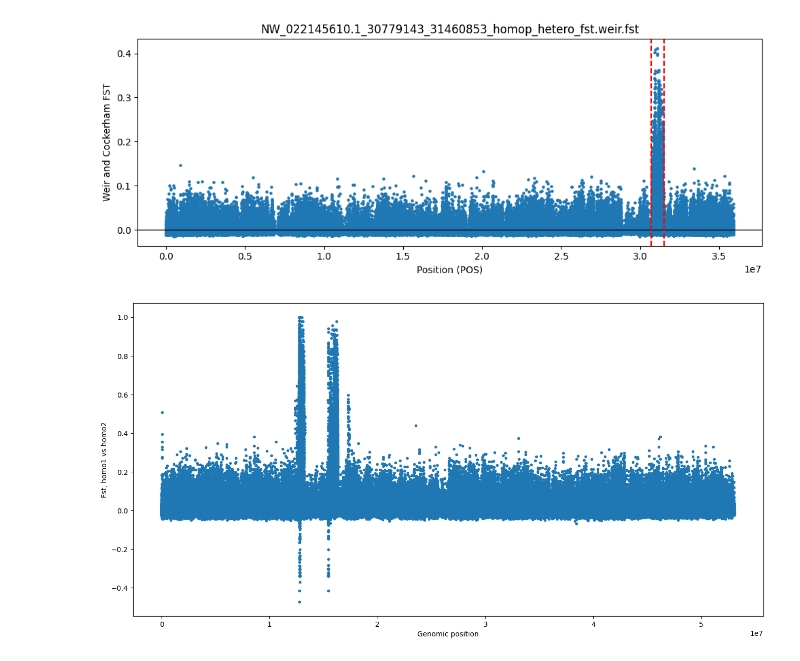
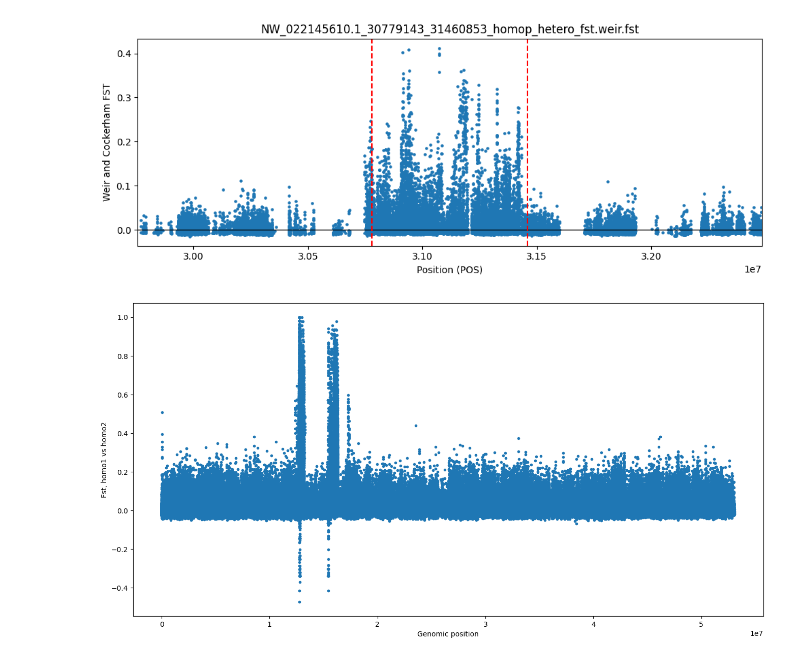
Before and after one commit to Cpetak/Urchin_inversions, a Jupyter notebook: fst_supp_plot.ipynb, the cells around one changed output. Cells and saved outputs as stored; diff of their text form; code cells hidden in the pictures.

Commit message:
playing with fst plotting

```diff
--- a/fst_supp_plot.ipynb
+++ b/fst_supp_plot.ipynb
@@ -4,36 +4,42 @@ import matplotlib.pyplot as plt
 from pathlib import Path
 import re
 
 file_path = Path.home() / "Desktop" / "new_fsts" / "NW_022145610.1_30779143_31460853_homop_hetero_fst.weir.fst"
 
 df = pd.read_csv(file_path, sep="\t")
 
 # extract numeric window from filename
 m = re.search(r"_(\d+)_(\d+)_", file_path.name)
 start, end = map(int, m.groups())
 
 # add 1% padding
-pad = int(0.1 * (end - start))
+pad = 0 #int(0.1 * (end - start))
 xmin, xmax = start - pad, end + pad
 
 # plot
 plt.figure(figsize=(10, 4))
 plt.scatter(df["POS"], df["WEIR_AND_COCKERHAM_FST"], s=5)
 
 plt.xlabel("Position (POS)")
 plt.ylabel("Weir and Cockerham FST")
 plt.title(file_path.name)
 
-#plt.xlim(xmin, xmax)
+pad = int(1.5 * (end - start))
+xmin, xmax = start - pad, end + pad
+
+plt.xlim(xmin, xmax)
 plt.axhline(0, linewidth=1, color="black")
+
+pad = 0 #int(0.1 * (end - start))
+xmin, xmax = start - pad, end + pad
 
 plt.axvline(xmin, color="red", linestyle="--", label="Start")
 plt.axvline(xmax, color="red", linestyle="--", label="End")
 
 plt.tight_layout()
 plt.show()
 # %% [output]
-[figure, old version]
+[figure, new version]
 # %%
 fig, ax1 = plt.subplots(figsize=(16, 8))
 plt.plot(df["POS"], df["WEIR_AND_COCKERHAM_FST"], ".")
```
Also changed, not shown: 3 other files.
